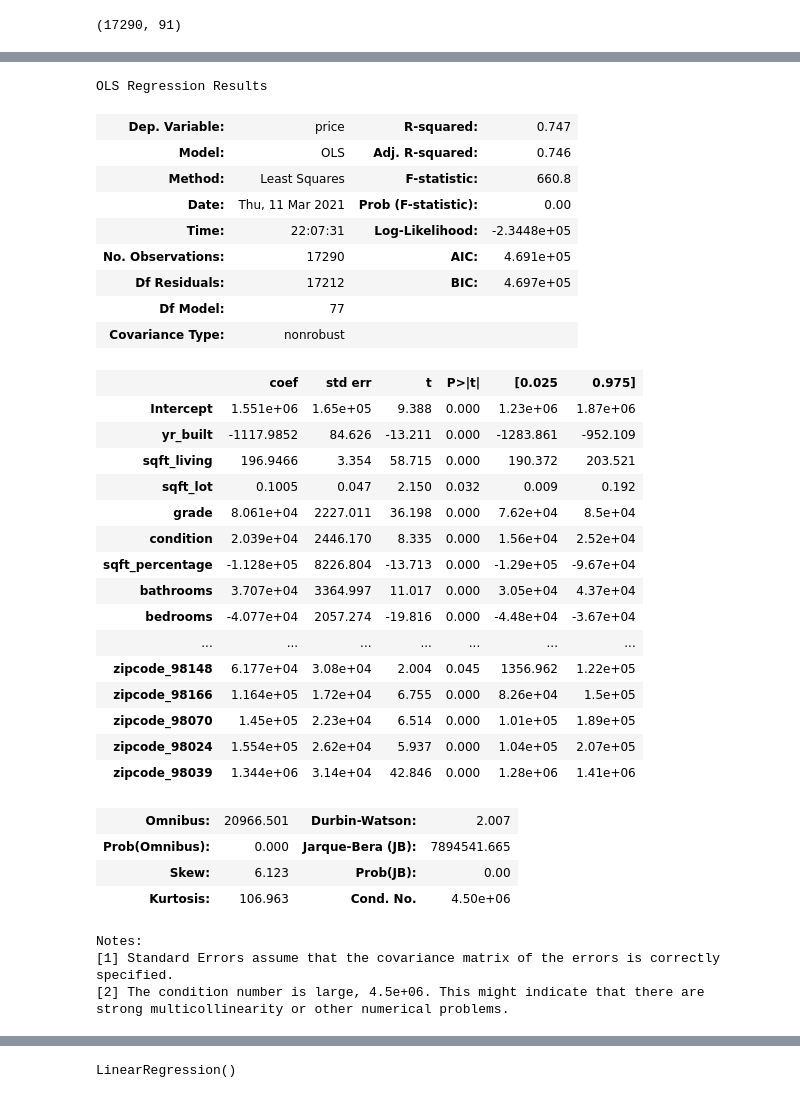
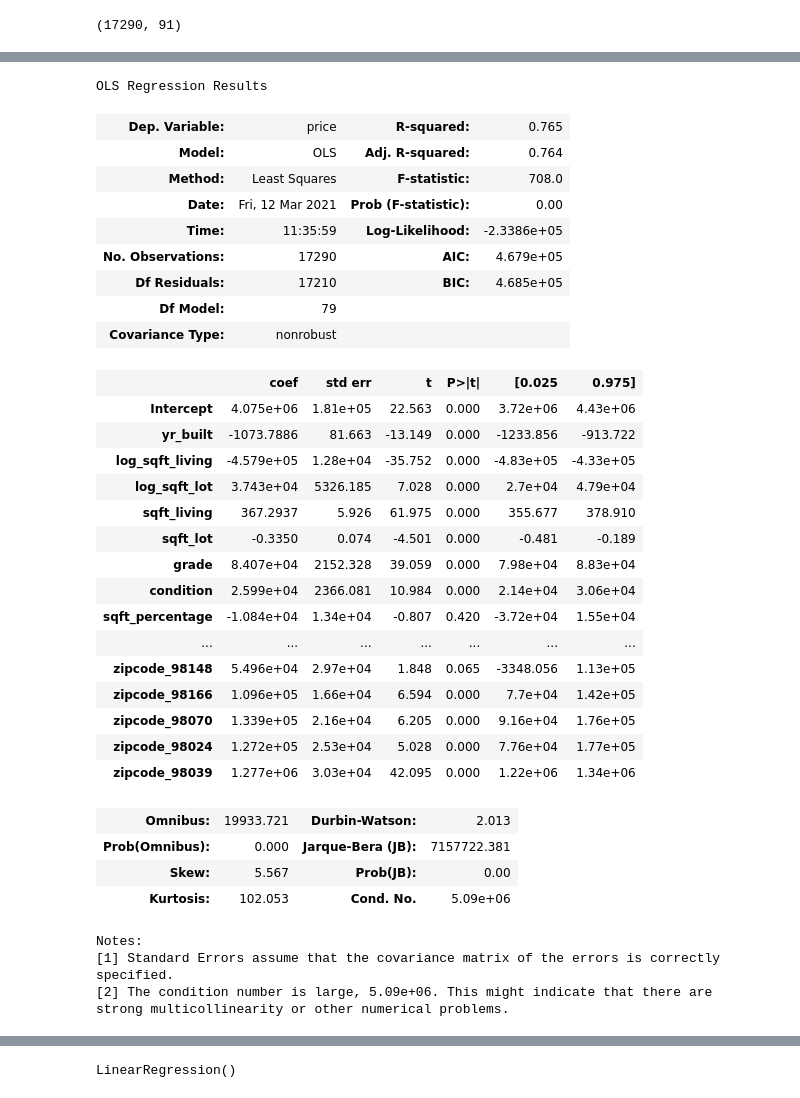
Before and after one commit to markrubin85/Real_Estate_Value_Prediction_Model, a Jupyter notebook: Data_Cleaning.ipynb, the cells around one changed output, grey strips where cells are left out. Drawn from its saved outputs; the diff is of its cells as text; code cells hidden in the pictures.

```diff
--- a/Data_Cleaning.ipynb
+++ b/Data_Cleaning.ipynb
@@ -328,40 +335,40 @@ df[model_data].corr()
 # %%
-mlr_model = ols(formula='price~yr_built+sqft_living+sqft_lot+grade+condition+sqft_percentage+bathrooms+bedrooms+zipcode_98058+zipcode_98115+zipcode_98006+zipcode_98034+zipcode_98052+zipcode_98031+zipcode_98007+zipcode_98199+zipcode_98027+zipcode_98119+zipcode_98122+zipcode_98155+zipcode_98055+zipcode_98118+zipcode_98014+zipcode_98059+zipcode_98004+zipcode_98053+zipcode_98072+zipcode_98133+zipcode_98092+zipcode_98074+zipcode_98125+zipcode_98045+zipcode_98106+zipcode_98022+zipcode_98177+zipcode_98008+zipcode_98002+zipcode_98040+zipcode_98029+zipcode_98042+zipcode_98011+zipcode_98065+zipcode_98056+zipcode_98144+zipcode_98188+zipcode_98109+zipcode_98010+zipcode_98075+zipcode_98198+zipcode_98030+zipcode_98105+zipcode_98023+zipcode_98028+zipcode_98112+zipcode_98038+zipcode_98116+zipcode_98103+zipcode_98178+zipcode_98168+zipcode_98005+zipcode_98077+zipcode_98146+zipcode_98011+zipcode_98126+zipcode_98108+zipcode_98136+zipcode_98033+zipcode_98003+zipcode_98117+zipcode_98107+zipcode_98019+zipcode_98102+zipcode_98032+zipcode_98148+zipcode_98166+zipcode_98070+zipcode_98024+zipcode_98039', data=df).fit()
+mlr_model = ols(formula='price~yr_built+log_sqft_living+log_sqft_lot+sqft_living+sqft_lot+grade+condition+sqft_percentage+bathrooms+bedrooms+zipcode_98058+zipcode_98115+zipcode_98006+zipcode_98034+zipcode_98052+zipcode_98031+zipcode_98007+zipcode_98199+zipcode_98027+zipcode_98119+zipcode_98122+zipcode_98155+zipcode_98055+zipcode_98118+zipcode_98014+zipcode_98059+zipcode_98004+zipcode_98053+zipcode_98072+zipcode_98133+zipcode_98092+zipcode_98074+zipcode_98125+zipcode_98045+zipcode_98106+zipcode_98022+zipcode_98177+zipcode_98008+zipcode_98002+zipcode_98040+zipcode_98029+zipcode_98042+zipcode_98011+zipcode_98065+zipcode_98056+zipcode_98144+zipcode_98188+zipcode_98109+zipcode_98010+zipcode_98075+zipcode_98198+zipcode_98030+zipcode_98105+zipcode_98023+zipcode_98028+zipcode_98112+zipcode_98038+zipcode_98116+zipcode_98103+zipcode_98178+zipcode_98168+zipcode_98005+zipcode_98077+zipcode_98146+zipcode_98011+zipcode_98126+zipcode_98108+zipcode_98136+zipcode_98033+zipcode_98003+zipcode_98117+zipcode_98107+zipcode_98019+zipcode_98102+zipcode_98032+zipcode_98148+zipcode_98166+zipcode_98070+zipcode_98024+zipcode_98039', data=df).fit()
 mlr_model.summary()
 # %% [output]
 OLS Regression Results
-| Dep. Variable: | price | R-squared: | 0.747 |
-| Model: | OLS | Adj. R-squared: | 0.746 |
-| Method: | Least Squares | F-statistic: | 660.8 |
-| Date: | Thu, 11 Mar 2021 | Prob (F-statistic): | 0.00 |
-| Time: | 22:07:31 | Log-Likelihood: | -2.3448e+05 |
-| No. Observations: | 17290 | AIC: | 4.691e+05 |
-| Df Residuals: | 17212 | BIC: | 4.697e+05 |
-| Df Model: | 77 |  |  |
+| Dep. Variable: | price | R-squared: | 0.765 |
+| Model: | OLS | Adj. R-squared: | 0.764 |
+| Method: | Least Squares | F-statistic: | 708.0 |
+| Date: | Fri, 12 Mar 2021 | Prob (F-statistic): | 0.00 |
+| Time: | 11:35:59 | Log-Likelihood: | -2.3386e+05 |
+| No. Observations: | 17290 | AIC: | 4.679e+05 |
+| Df Residuals: | 17210 | BIC: | 4.685e+05 |
+| Df Model: | 79 |  |  |
 | Covariance Type: | nonrobust |  |  |
 |  | coef | std err | t | P>|t| | [0.025 | 0.975] |
-| Intercept | 1.551e+06 | 1.65e+05 | 9.388 | 0.000 | 1.23e+06 | 1.87e+06 |
-| yr_built | -1117.9852 | 84.626 | -13.211 | 0.000 | -1283.861 | -952.109 |
-| sqft_living | 196.9466 | 3.354 | 58.715 | 0.000 | 190.372 | 203.521 |
-| sqft_lot | 0.1005 | 0.047 | 2.150 | 0.032 | 0.009 | 0.192 |
-| grade | 8.061e+04 | 2227.011 | 36.198 | 0.000 | 7.62e+04 | 8.5e+04 |
-| condition | 2.039e+04 | 2446.170 | 8.335 | 0.000 | 1.56e+04 | 2.52e+04 |
-| sqft_percentage | -1.128e+05 | 8226.804 | -13.713 | 0.000 | -1.29e+05 | -9.67e+04 |
-| bathrooms | 3.707e+04 | 3364.997 | 11.017 | 0.000 | 3.05e+04 | 4.37e+04 |
-| bedrooms | -4.077e+04 | 2057.274 | -19.816 | 0.000 | -4.48e+04 | -3.67e+04 |
+| Intercept | 4.075e+06 | 1.81e+05 | 22.563 | 0.000 | 3.72e+06 | 4.43e+06 |
+| yr_built | -1073.7886 | 81.663 | -13.149 | 0.000 | -1233.856 | -913.722 |
+| log_sqft_living | -4.579e+05 | 1.28e+04 | -35.752 | 0.000 | -4.83e+05 | -4.33e+05 |
+| log_sqft_lot | 3.743e+04 | 5326.185 | 7.028 | 0.000 | 2.7e+04 | 4.79e+04 |
+| sqft_living | 367.2937 | 5.926 | 61.975 | 0.000 | 355.677 | 378.910 |
+| sqft_lot | -0.3350 | 0.074 | -4.501 | 0.000 | -0.481 | -0.189 |
+| grade | 8.407e+04 | 2152.328 | 39.059 | 0.000 | 7.98e+04 | 8.83e+04 |
+| condition | 2.599e+04 | 2366.081 | 10.984 | 0.000 | 2.14e+04 | 3.06e+04 |
+| sqft_percentage | -1.084e+04 | 1.34e+04 | -0.807 | 0.420 | -3.72e+04 | 1.55e+04 |
 | ... | ... | ... | ... | ... | ... | ... |
-| zipcode_98148 | 6.177e+04 | 3.08e+04 | 2.004 | 0.045 | 1356.962 | 1.22e+05 |
-| zipcode_98166 | 1.164e+05 | 1.72e+04 | 6.755 | 0.000 | 8.26e+04 | 1.5e+05 |
-| zipcode_98070 | 1.45e+05 | 2.23e+04 | 6.514 | 0.000 | 1.01e+05 | 1.89e+05 |
-| zipcode_98024 | 1.554e+05 | 2.62e+04 | 5.937 | 0.000 | 1.04e+05 | 2.07e+05 |
-| zipcode_98039 | 1.344e+06 | 3.14e+04 | 42.846 | 0.000 | 1.28e+06 | 1.41e+06 |
+| zipcode_98148 | 5.496e+04 | 2.97e+04 | 1.848 | 0.065 | -3348.056 | 1.13e+05 |
+| zipcode_98166 | 1.096e+05 | 1.66e+04 | 6.594 | 0.000 | 7.7e+04 | 1.42e+05 |
+| zipcode_98070 | 1.339e+05 | 2.16e+04 | 6.205 | 0.000 | 9.16e+04 | 1.76e+05 |
+| zipcode_98024 | 1.272e+05 | 2.53e+04 | 5.028 | 0.000 | 7.76e+04 | 1.77e+05 |
+| zipcode_98039 | 1.277e+06 | 3.03e+04 | 42.095 | 0.000 | 1.22e+06 | 1.34e+06 |
-| Omnibus: | 20966.501 | Durbin-Watson: | 2.007 |
-| Prob(Omnibus): | 0.000 | Jarque-Bera (JB): | 7894541.665 |
-| Skew: | 6.123 | Prob(JB): | 0.00 |
-| Kurtosis: | 106.963 | Cond. No. | 4.50e+06 |
+| Omnibus: | 19933.721 | Durbin-Watson: | 2.013 |
+| Prob(Omnibus): | 0.000 | Jarque-Bera (JB): | 7157722.381 |
+| Skew: | 5.567 | Prob(JB): | 0.00 |
+| Kurtosis: | 102.053 | Cond. No. | 5.09e+06 |
 Notes:
 [1] Standard Errors assume that the covariance matrix of the errors is correctly specified.
-[2] The condition number is large, 4.5e+06. This might indicate that there are
+[2] The condition number is large, 5.09e+06. This might indicate that there are
 strong multicollinearity or other numerical problems.
 # %%
 df.head()
```
Also changed, not shown: parts of 26 cells of this notebook, 4 other files.
